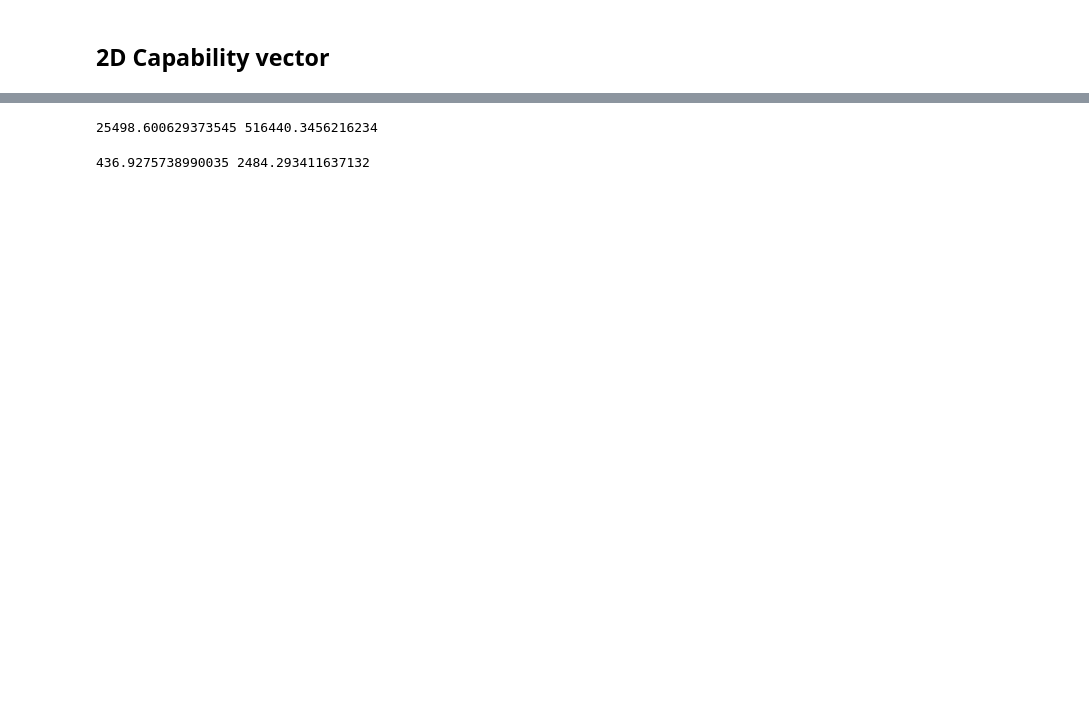
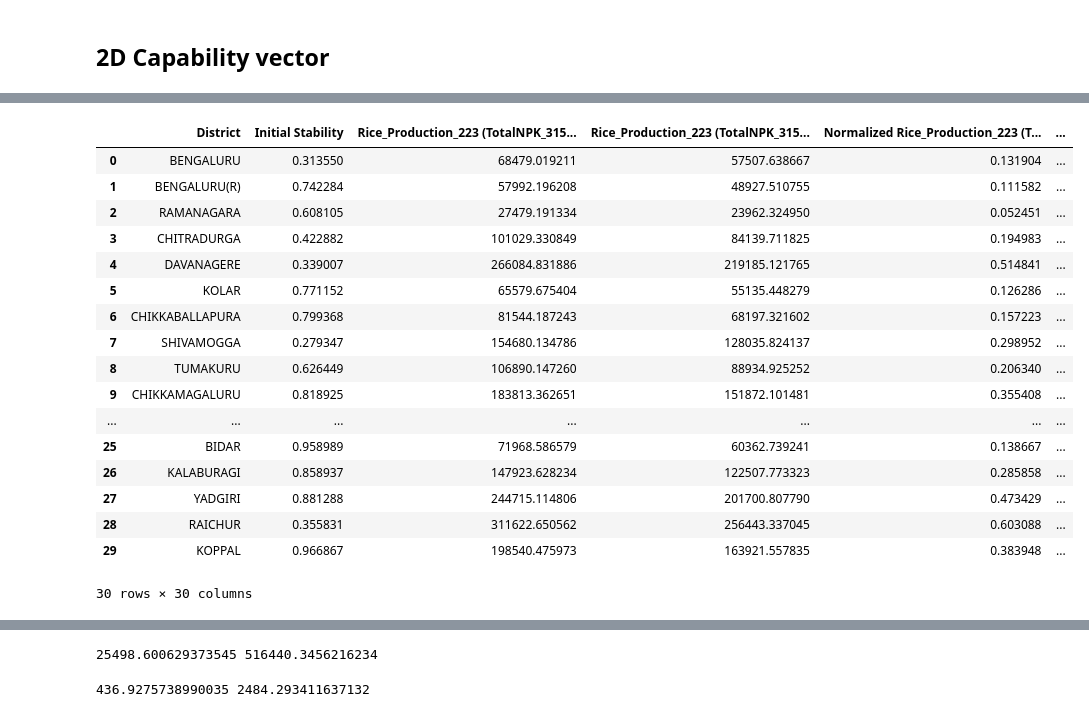
Before and after one commit to Manish3693/WSL_PSS, a Jupyter notebook: PE_1.ipynb, the cells around one changed output, grey strips where cells are left out. Cells and saved outputs as stored; diff of their text form; code cells hidden in the pictures; blank space fills up the shorter version.

```diff
--- a/PE_1.ipynb
+++ b/PE_1.ipynb
@@ -64,0 +138,11 @@ existing_data = pd.read_csv('result.csv')
+# %%
+columns_to_normalize = ["Rice_Production_223", "Jowar_Yield_278"]
+dim = 1
+for col in columns_to_normalize:
+    column_values = df[col].values.reshape(-1, 1)
+    scaler = MinMaxScaler()
+    normalized_values = scaler.fit_transform(column_values)
+    df[f"Normalized_{col}"] = normalized_values.flatten()
+    init_graph_attr(G,adjacency_file , df,[f"Normalized_{col}"] )
+    initial_stability = get_node_stability(G, dim)
+    df[f"Initial Stability_{col}"] = df["District"].map(initial_stability)
@@ -194,7 +216,7 @@ existing_data.head()
 # %%
 dim = 1
 # %%
-def calculate_and_map_stability(G, existing_data, adjacency_file, columns_to_pass, change_percentage, dim):
+def calculate_and_map_stability(G, existing_data, adjacency_file, columns_to_pass, inter, dim):
     # Initialize the graph attributes
     init_graph_attr(G, adjacency_file, existing_data, columns_to_pass)
 
@@ -202,28 +224,10 @@ def calculate_and_map_stability(G, existing_data, adjacency_file, columns_to_pas
     NPK_stability = get_node_stability(G, dim)
 
     # Create a new column in the result DataFrame
-    stability_column_name = f"New Stability(NPK {'+' if change_percentage >= 0 else '-'} {abs(change_percentage)}%)"
+    stability_column_name = f"New Stability(NPK {'+' if inter >= 0 else '-'} {abs(inter)}%)"
     stability_column = existing_data["District"].map(NPK_stability)
 
     return stability_column, stability_column_name
-
-# Example Usage:
-# columns_to_pass_minus20 = ["Normalized Rice_Production_223 (TotalNPK_315 -20%)"]
-# columns_to_pass_plus20 = ["Normalized Rice_Production_223 (TotalNPK_315 +20%)"]
-
-# # Calculate and get stress column for NPK -20%
-# stability_column_minus20, stability_column_name_minus20 = calculate_and_map_stability(G, existing_data.copy(), adjacency_file, columns_to_pass_minus20, -20, dim)
-
-# # Calculate and get stress column for NPK +20%
-# stability_column_plus20, stability_column_name_plus20 = calculate_and_map_stability(G, existing_data.copy(), adjacency_file, columns_to_pass_plus20, 20, dim)
-
-# # Add stress columns to the result DataFrame
-# existing_data[stability_column_name_plus20] = stability_column_plus20
-
-# # existing_data[stability_column_name_minus20] = stability_column_minus20
-
-# # Display the resulting DataFrame
-# existing_data.head()
 # %% [markdown]
 ## 1D Capability Vector
 # %%
@@ -448,0 +460,9 @@ def calculate_and_map_stability(G, existing_data, adjacency_file, columns_to_pas
+# %%
+change_percentage = 10
+dim = 1
+
+# Call the function and get the handles for the two plots
+new_data = calc_and_vis_impact_stability_1D(G, existing_data.copy(), adjacency_file, base_Column, CapabilityVector, change_percentage, dim)
+
+# Display the resulting DataFrame
+new_data.head()
@@ -641,0 +957,21 @@ res_df = pd.DataFrame()
+# %%
+new_data_1
+# %% [output]
+|  | District | Initial Stability | Rice_Production_223 (TotalNPK_315... | Rice_Production_223 (TotalNPK_315... | Normalized Rice_Production_223 (T... | ... |
+| 0 | BENGALURU | 0.313550 | 68479.019211 | 57507.638667 | 0.131904 | ... |
+| 1 | BENGALURU(R) | 0.742284 | 57992.196208 | 48927.510755 | 0.111582 | ... |
+| 2 | RAMANAGARA | 0.608105 | 27479.191334 | 23962.324950 | 0.052451 | ... |
+| 3 | CHITRADURGA | 0.422882 | 101029.330849 | 84139.711825 | 0.194983 | ... |
+| 4 | DAVANAGERE | 0.339007 | 266084.831886 | 219185.121765 | 0.514841 | ... |
+| 5 | KOLAR | 0.771152 | 65579.675404 | 55135.448279 | 0.126286 | ... |
+| 6 | CHIKKABALLAPURA | 0.799368 | 81544.187243 | 68197.321602 | 0.157223 | ... |
+| 7 | SHIVAMOGGA | 0.279347 | 154680.134786 | 128035.824137 | 0.298952 | ... |
+| 8 | TUMAKURU | 0.626449 | 106890.147260 | 88934.925252 | 0.206340 | ... |
+| 9 | CHIKKAMAGALURU | 0.818925 | 183813.362651 | 151872.101481 | 0.355408 | ... |
+| ... | ... | ... | ... | ... | ... | ... |
+| 25 | BIDAR | 0.958989 | 71968.586579 | 60362.739241 | 0.138667 | ... |
+| 26 | KALABURAGI | 0.858937 | 147923.628234 | 122507.773323 | 0.285858 | ... |
+| 27 | YADGIRI | 0.881288 | 244715.114806 | 201700.807790 | 0.473429 | ... |
+| 28 | RAICHUR | 0.355831 | 311622.650562 | 256443.337045 | 0.603088 | ... |
+| 29 | KOPPAL | 0.966867 | 198540.475973 | 163921.557835 | 0.383948 | ... |
+30 rows × 30 columns
```
Also changed, not shown: parts of 30 cells of this notebook, 9 other files.
